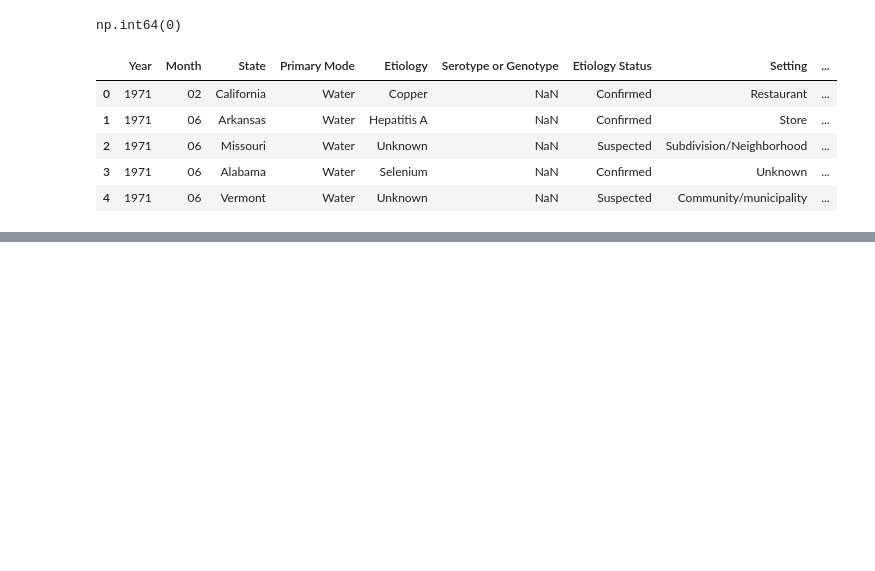
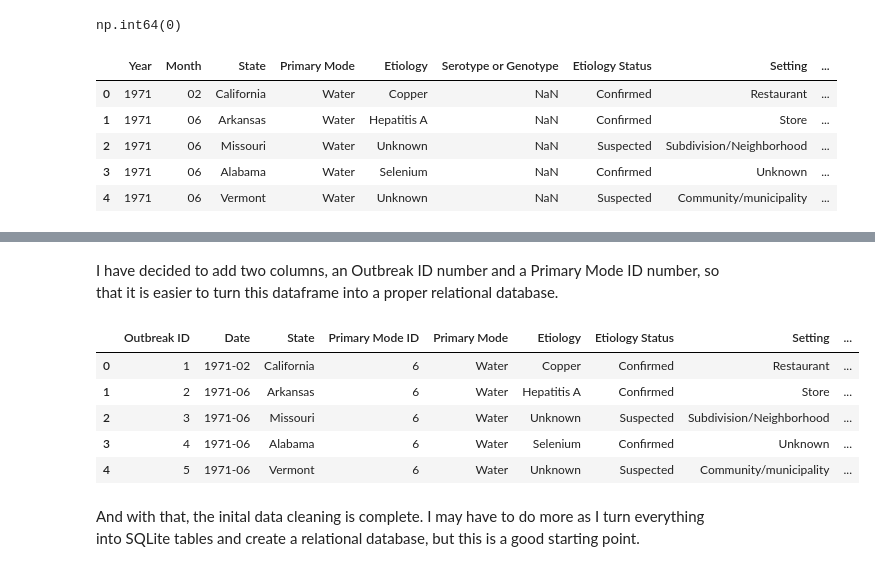
Before and after one commit to NoxRainTempest/Outbreaks_and_Recalls, a Jupyter notebook: notebooks/outbreak_recall.ipynb, the cells around one changed output, grey strips where cells are left out. Cells and saved outputs as stored; diff of their text form; code cells hidden in the pictures; blank space fills up the shorter version.

```diff
--- a/notebooks/outbreak_recall.ipynb
+++ b/notebooks/outbreak_recall.ipynb
@@ -98,0 +130,21 @@ NORS_df.head()
+# %% [markdown]
+I have decided to add two columns, an Outbreak ID number and a Primary Mode ID number, so that it is easier to turn this dataframe into a proper relational database.
+# %%
+NORS_df['Outbreak ID'] = range(1, len(NORS_df) + 1)
+NORS_column_to_move_2 = NORS_df.pop('Outbreak ID')
+NORS_df.insert(0, 'Outbreak ID', NORS_column_to_move_2)
+#This will make it easier to keep track of what information is relevant to what outbreak
+NORS_df["Primary Mode ID"] = NORS_df["Primary Mode"].astype("category").cat.codes + 1
+NORS_column_to_move_3 = NORS_df.pop('Primary Mode ID')
+NORS_df.insert(3, 'Primary Mode ID', NORS_column_to_move_3)
+#This will (at least in theory) make it easier to sort things into their rlevant tables by Primary Mode
+NORS_df.head()
+# %% [output]
+|  | Outbreak ID | Date | State | Primary Mode ID | Primary Mode | Etiology | Etiology Status | Setting | ... |
+| 0 | 1 | 1971-02 | California | 6 | Water | Copper | Confirmed | Restaurant | ... |
+| 1 | 2 | 1971-06 | Arkansas | 6 | Water | Hepatitis A | Confirmed | Store | ... |
+| 2 | 3 | 1971-06 | Missouri | 6 | Water | Unknown | Suspected | Subdivision/Neighborhood | ... |
+| 3 | 4 | 1971-06 | Alabama | 6 | Water | Selenium | Confirmed | Unknown | ... |
+| 4 | 5 | 1971-06 | Vermont | 6 | Water | Unknown | Suspected | Community/municipality | ... |
+# %% [markdown]
+And with that, the inital data cleaning is complete. I may have to do more as I turn everything into SQLite tables and create a relational database, but this is a good starting point.
```
Also changed, not shown: parts of 14 cells of this notebook, 1 other file.
